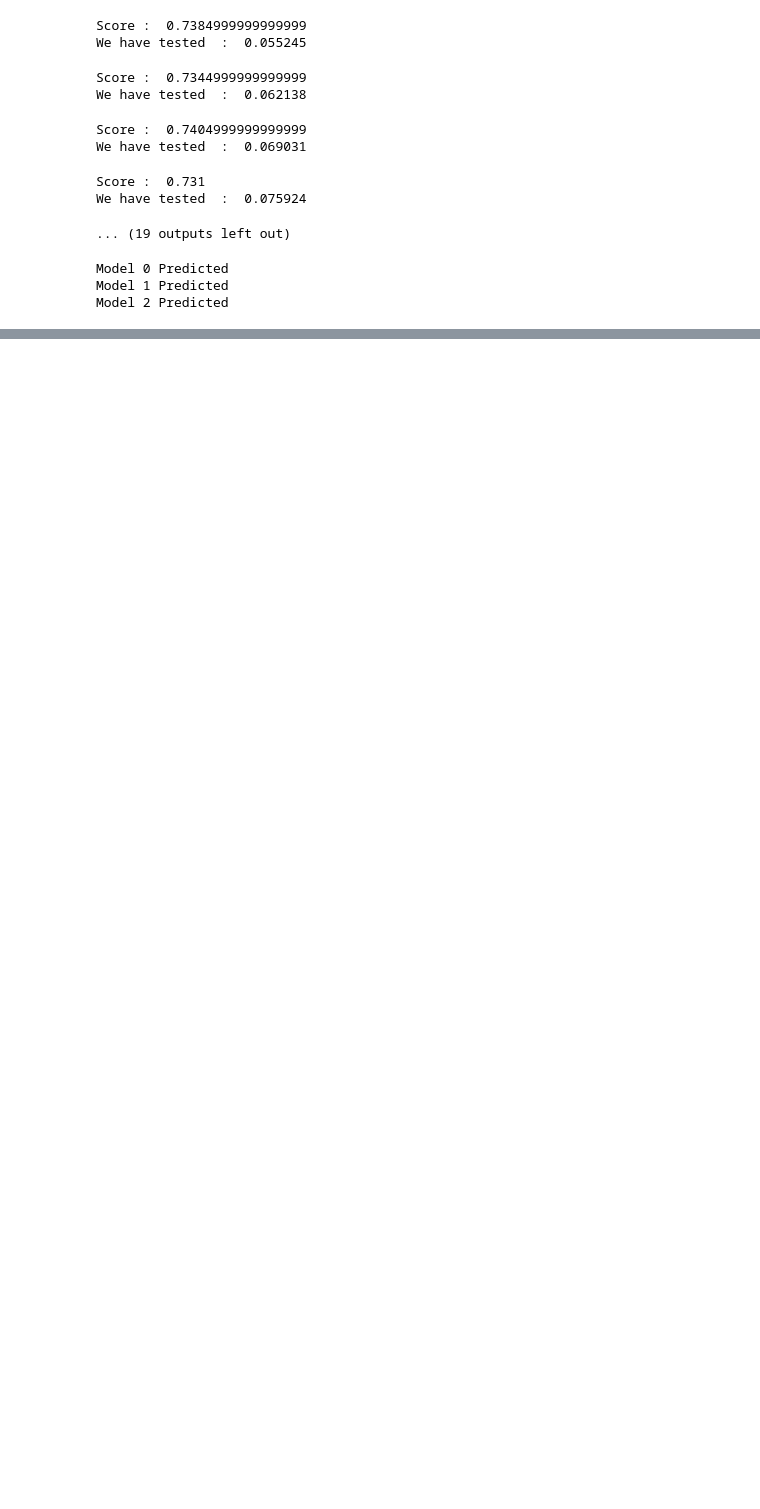
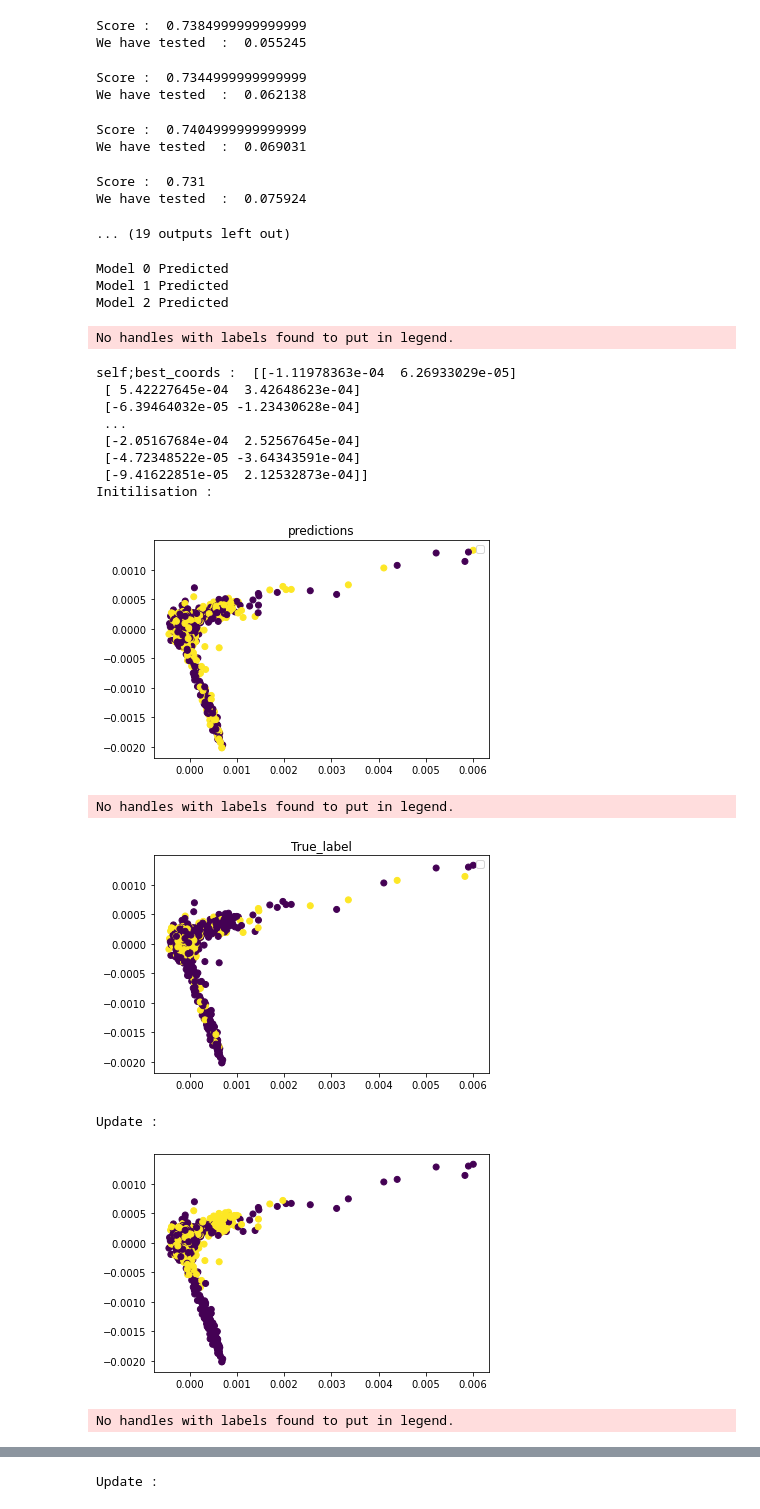
Before and after one commit to Bastien-mva/Kernel_Methods, a Jupyter notebook: machine-learning-with-kernel-methods-2021/Kernels.ipynb, the cells around one changed output, grey strips where cells are left out. Cells and saved outputs as stored; diff of their text form; code cells hidden in the pictures; blank space fills up the shorter version.

Commit message:
fixed some bugs in the unsupervised methods

```diff
--- a/machine-learning-with-kernel-methods-2021/Kernels.ipynb
+++ b/machine-learning-with-kernel-methods-2021/Kernels.ipynb
@@ -157,20 +158,18 @@ def make_dict_phi(X, phi,k):
 # %%
 ##CONSTRUCTION DES DICTIONNAIRES. On fait ça pour eviter de les recalculer à chaque fois
 ## just uncomment the ones you want to compute. (and uncomment the next line also). for k=8, takes about 2 hours.
-#dict_spectrum_traintest = [0]*10
+dict_spectrum_traintest = [0]*10
 
 #dict_spectrum_traintest[3] = make_dict_phi(X_traintest[0],phi_spectrum,3)
 #dict_spectrum_traintest[4] = make_dict_phi(X_traintest[0],phi_spectrum,4)
 
 #dict_spectrum_traintest[5] = make_dict_phi(np.concatenate(X_traintest),phi_spectrum,5)
-#dict_spectrum_traintest[6] = make_dict_phi(np.concatenate(X_traintest),phi_spectrum,6)
+dict_spectrum_traintest[6] = make_dict_phi(np.concatenate(X_traintest),phi_spectrum,6)
 #dict_spectrum_traintest[7] = make_dict_phi(np.concatenate(X_traintest),phi_spectrum,7)
 #dict_spectrum_traintest[8] = make_dict_phi(np.concatenate(X_traintest),phi_spectrum,8)
 #dict_sub_traintest_2 = make_dict_phi(X_traintest[0], phi_substring,2)
 
 #dict_sub_traintest_3 = make_dict_phi(X_traintest[0], phi_substring,3)
-# %%
-dict_spectrum_traintest[7] = make_dict_phi(np.concatenate(X_traintest),phi_spectrum,7)
 # %%
 def make_K_spectrum(k):
     '''
@@ -379,3 +378,23 @@ name_dossier = 'voting_two_K_spectrum_7'
 downloads_from_voting(models, lists_Kernel_train, lists_Kernel_test, parameterss,'test')
 # %%
 pd.DataFrame(dict_spectrum_traintest[7])
+# %%
+spectrum_KKM = Unsupervised.KernelKmeans()
+# %%
+pred = spectrum_KKM.fit(list_K_train_spectrum_6[0], K= 2, z = X_train_100[0], true_label= Y_train[0], Niter_max = 5)
+# %% [output]
+No handles with labels found to put in legend.
+self;best_coords :  [[-1.11978363e-04  6.26933029e-05]
+ [ 5.42227645e-04  3.42648623e-04]
+ [-6.39464032e-05 -1.23430628e-04]
+ ...
+ [-2.05167684e-04  2.52567645e-04]
+ [-4.72348522e-05 -3.64343591e-04]
+ [-9.41622851e-05  2.12532873e-04]]
+Initilisation :
+[figure, added]
+No handles with labels found to put in legend.
+[figure, added]
+Update :
+[figure, added]
+No handles with labels found to put in legend.
@@ -381,0 +402 @@ pd.DataFrame(dict_spectrum_traintest[7])
+Update :
```
Also changed, not shown: parts of 4 cells of this notebook, 1 other file.
